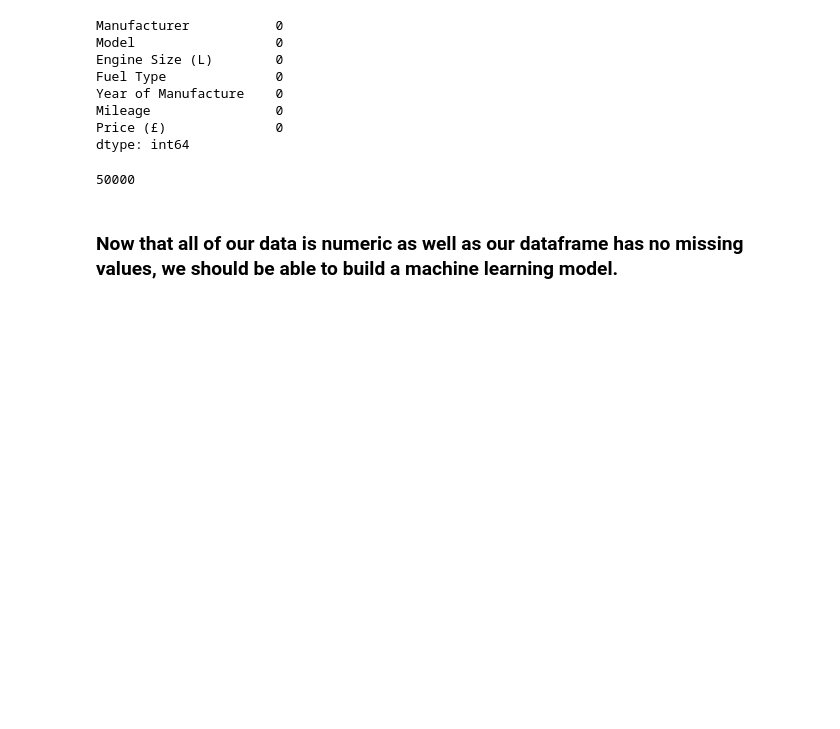
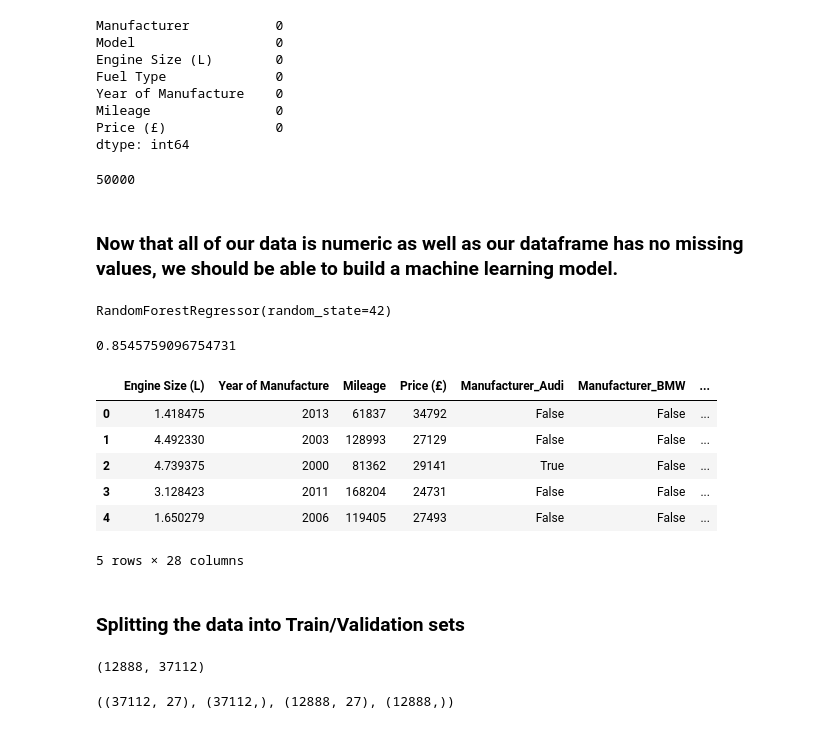
Before and after one commit to JJThoms1/end-to-end-second-hand-car-sales-regression, a Jupyter notebook: end_to_end_second_hand_car_sales_regression.ipynb, the cells around one changed output. Saved outputs shown, nothing was run; the diff lists cells and outputs as text; code cells hidden in the pictures; blank space fills up the shorter version.

```diff
--- a/end_to_end_second_hand_car_sales_regression.ipynb
+++ b/end_to_end_second_hand_car_sales_regression.ipynb
@@ -258,3 +261,45 @@ len(df_tmp)
 50000
 # %% [markdown]
 ### Now that all of our data is numeric as well as our dataframe has no missing values, we should be able to build a machine learning model.
+# %%
+# Let's build our Machine Learning Model
+from sklearn.ensemble import RandomForestRegressor
+
+model = RandomForestRegressor(n_estimators=100,
+                            random_state=42)
+model.fit(df_tmp.drop("Price (£)", axis=1), df_tmp["Price (£)"])
+# %% [output]
+RandomForestRegressor(random_state=42)
+# %%
+# Score the model
+model.score(df_tmp.drop("Price (£)", axis=1), df_tmp["Price (£)"])
+# %% [output]
+0.8545759096754731
+# %%
+df_tmp.head()
+# %% [output]
+|  | Engine Size (L) | Year of Manufacture | Mileage | Price (£) | Manufacturer_Audi | Manufacturer_BMW | ... |
+| 0 | 1.418475 | 2013 | 61837 | 34792 | False | False | ... |
+| 1 | 4.492330 | 2003 | 128993 | 27129 | False | False | ... |
+| 2 | 4.739375 | 2000 | 81362 | 29141 | True | False | ... |
+| 3 | 3.128423 | 2011 | 168204 | 24731 | False | False | ... |
+| 4 | 1.650279 | 2006 | 119405 | 27493 | False | False | ... |
+5 rows × 28 columns
+# %% [markdown]
+### Splitting the data into Train/Validation sets
+# %%
+# Split data into training and validation
+df_val = df_tmp[df_tmp["Year of Manufacture"] > 2016]
+df_train = df_tmp[df_tmp["Year of Manufacture"] <= 2016]
+
+len(df_val), len(df_train)
+# %% [output]
+(12888, 37112)
+# %%
+# Split data into X & y
+X_train, y_train = df_train.drop("Price (£)", axis=1), df_train["Price (£)"]
+X_valid, y_valid = df_val.drop("Price (£)", axis=1), df_val["Price (£)"]
+
+X_train.shape, y_train.shape, X_valid.shape, y_valid.shape
+# %% [output]
+((37112, 27), (37112,), (12888, 27), (12888,))
```
Also changed, not shown: parts of 5 cells of this notebook.
